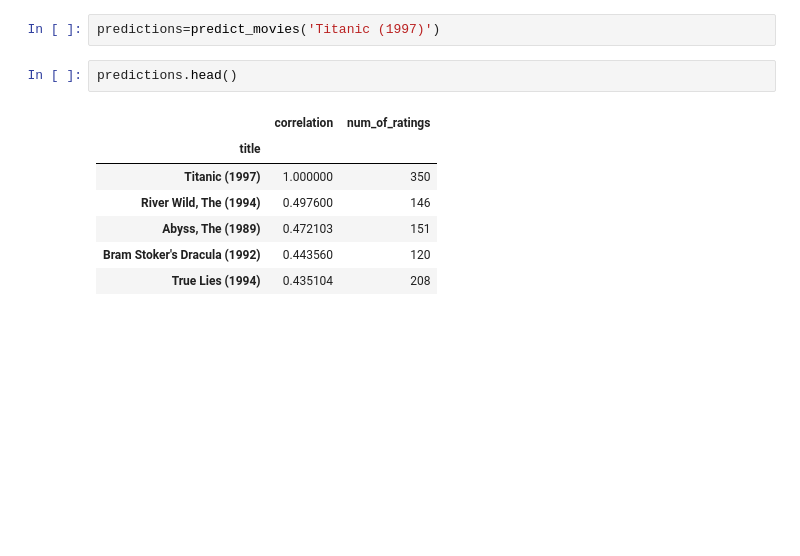
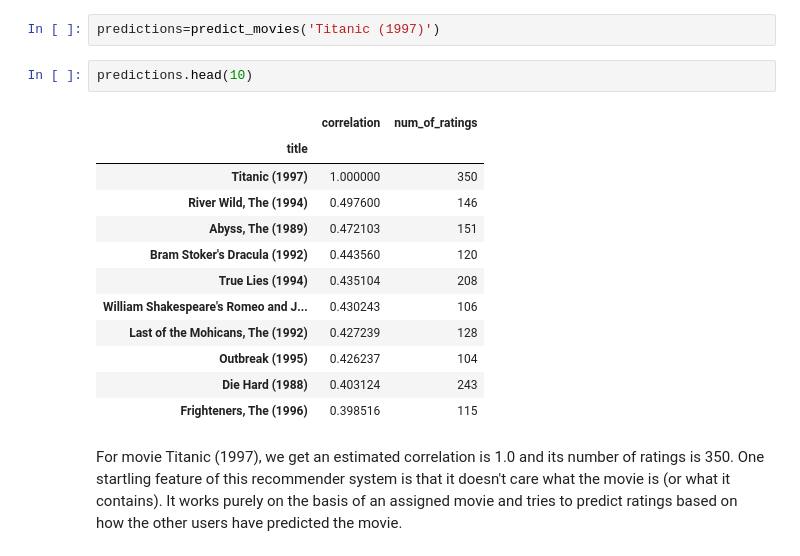
Before and after one commit to akki9008/akki9008, a Jupyter notebook: movie-recommendation-system.ipynb, the cells around one changed output. Cells and saved outputs as stored; diff of their text form; blank space fills up the shorter version.

Commit message:
Kaggle Notebook | Movie Recommendation System | Version 3

```diff
--- a/movie-recommendation-system.ipynb
+++ b/movie-recommendation-system.ipynb
@@ -484,12 +464,19 @@ def predict_movies(movie_name):
 # %%
 predictions=predict_movies('Titanic (1997)')
 # %%
-predictions.head()
+predictions.head(10)
 # %% [output]
 |  | correlation | num_of_ratings |
 | title |  |  |
 | Titanic (1997) | 1.000000 | 350 |
 | River Wild, The (1994) | 0.497600 | 146 |
 | Abyss, The (1989) | 0.472103 | 151 |
 | Bram Stoker's Dracula (1992) | 0.443560 | 120 |
 | True Lies (1994) | 0.435104 | 208 |
+| William Shakespeare's Romeo and J... | 0.430243 | 106 |
+| Last of the Mohicans, The (1992) | 0.427239 | 128 |
+| Outbreak (1995) | 0.426237 | 104 |
+| Die Hard (1988) | 0.403124 | 243 |
+| Frighteners, The (1996) | 0.398516 | 115 |
+# %% [markdown]
+ For movie Titanic (1997), we get an estimated correlation is  1.0 and its number of ratings is 350. One startling feature of this recommender system is that it doesn't care what the movie is (or what it contains). It works purely on the basis of an assigned movie and tries to predict ratings based on how the other users have predicted the movie.
```
Also changed, not shown: parts of 10 cells of this notebook.
